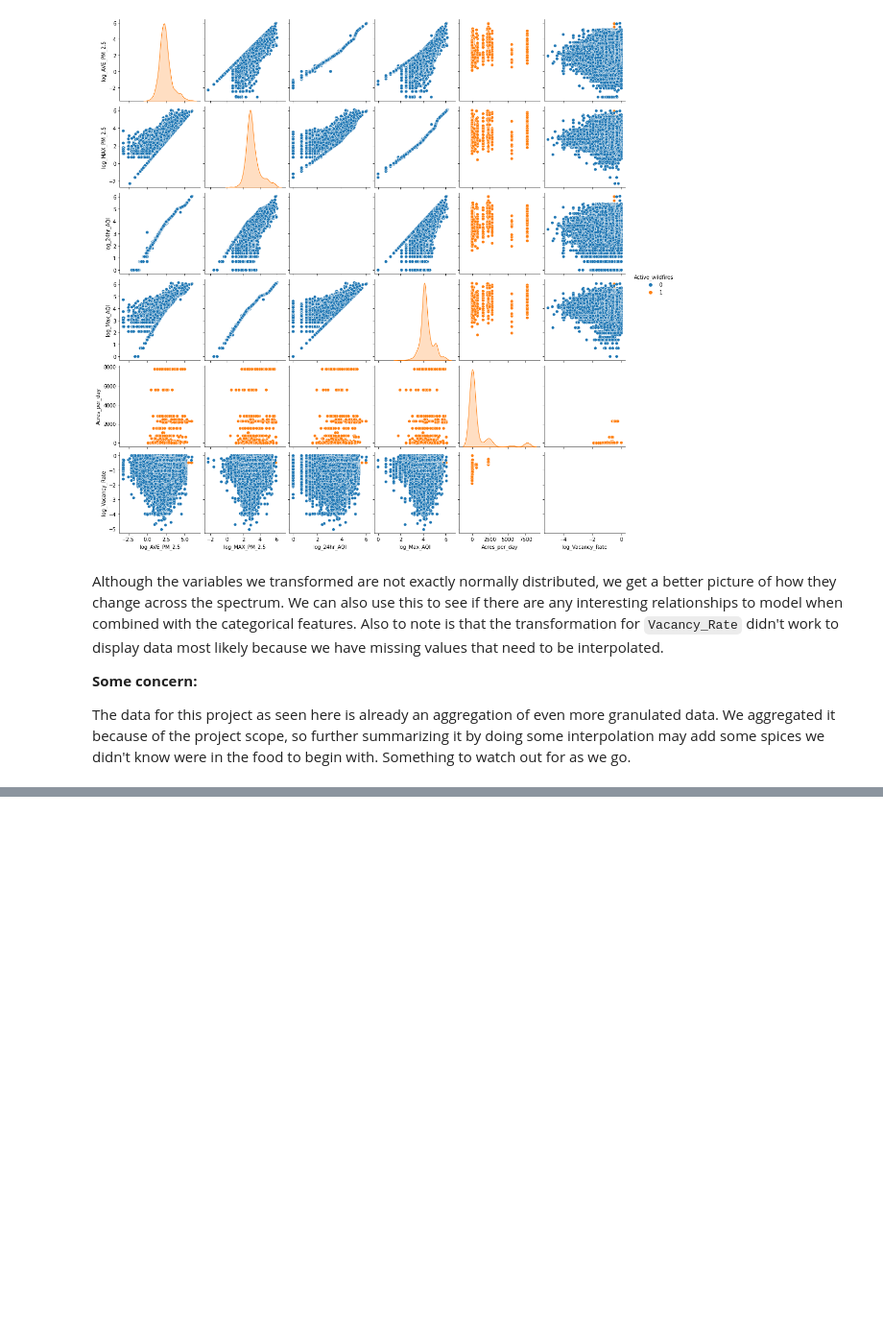
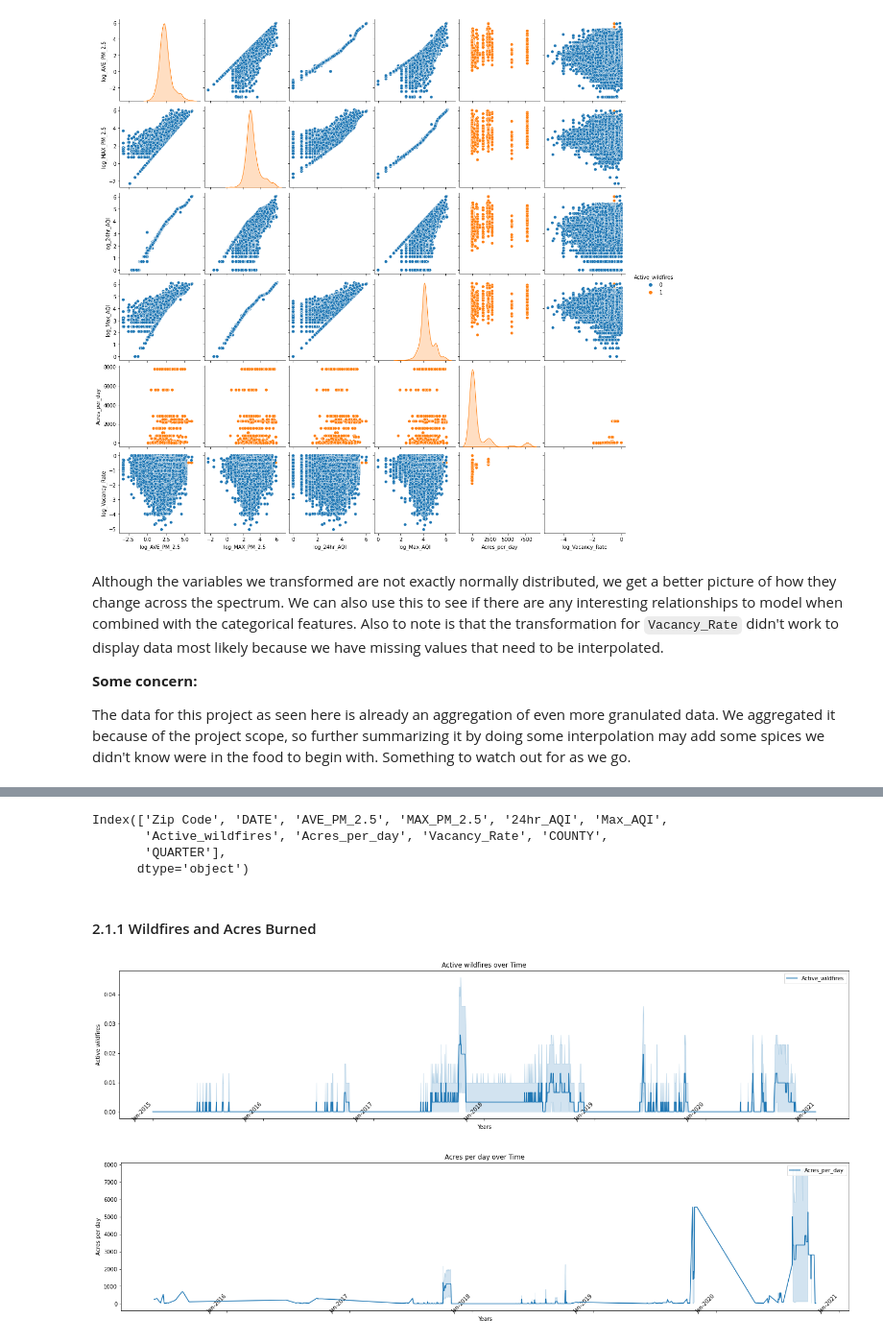
Before and after one commit to siawayforward/DS4A-group-project, a Jupyter notebook: exploratory_data_analysis/In_depth_EDA.ipynb, the cells around one changed output, grey strips where cells are left out. Shown at 96% size. Drawn from its saved outputs; the diff is of its cells as text; code cells hidden in the pictures; blank space fills up the shorter version.

Commit message:
missing data and time series exploration

```diff
--- a/exploratory_data_analysis/In_depth_EDA.ipynb
+++ b/exploratory_data_analysis/In_depth_EDA.ipynb
@@ -65,6 +66,10 @@ Feature of interest: Wildfires - needs to be transformed into ordinal value for
 #split variable types
 cat_features = ['Zip Code', 'DATE', 'COUNTY', 'Active_wildfires', 'QUARTER']
 num_features = ['AVE_PM_2.5', 'MAX_PM_2.5', '24hr_AQI', 'Max_AQI',  'Acres_per_day', 'Vacancy_Rate']
+# %%
+#time variables
+df_zipcodes_final['DATE'] = pd.to_datetime(df_zipcodes_final['DATE'])
+#df_zipcodes_final['QUARTER'] = DateQuarter()
 # %%
 #one hot encode active wildfires
 df_zipcodes_final['Active_wildfires'] = df_zipcodes_final['Active_wildfires'].apply(lambda x: 1 if x == True else 0)
@@ -176,0 +214,30 @@ The data for this project as seen here is already an aggregation of even more gr
+# %%
+df_zipcodes_final.columns
+# %% [output]
+Index(['Zip Code', 'DATE', 'AVE_PM_2.5', 'MAX_PM_2.5', '24hr_AQI', 'Max_AQI',
+       'Active_wildfires', 'Acres_per_day', 'Vacancy_Rate', 'COUNTY',
+       'QUARTER'],
+      dtype='object')
+# %%
+#ALL PLOTS using these methods TAKE TIME TO RUN
+#for line plots to see if there are any trends or outliers
+def time_series_line_plots(var_list, df):
+  fig, ax = plt.subplots(figsize=(24,5))
+  for feature in var_list:
+    sns.lineplot(x='DATE', y=feature, data=df)
+    ax.set(title=' '.join(feature.split('_'))+' over Time', xlabel='Years', ylabel=' '.join(feature.split('_')))
+  ax.xaxis_date()
+  # legend and labels
+  ax.set_xticklabels(ax.get_xticklabels(), ha='right', va='bottom', rotation=25)
+  ax.xaxis.set_major_formatter(DateFormatter("%b-%Y"))
+  ax.legend(var_list)
+  plt.show()
+# %% [markdown]
+#### 2.1.1 Wildfires and Acres Burned
+# %%
+#time series for main features - Wildfires
+for feature in ['Active_wildfires', 'Acres_per_day']:
+  time_series_line_plots([feature], df_zipcodes_final)
+# %% [output]
+[figure, added]
+[figure, added]
```
Also changed, not shown: parts of 27 cells of this notebook.
